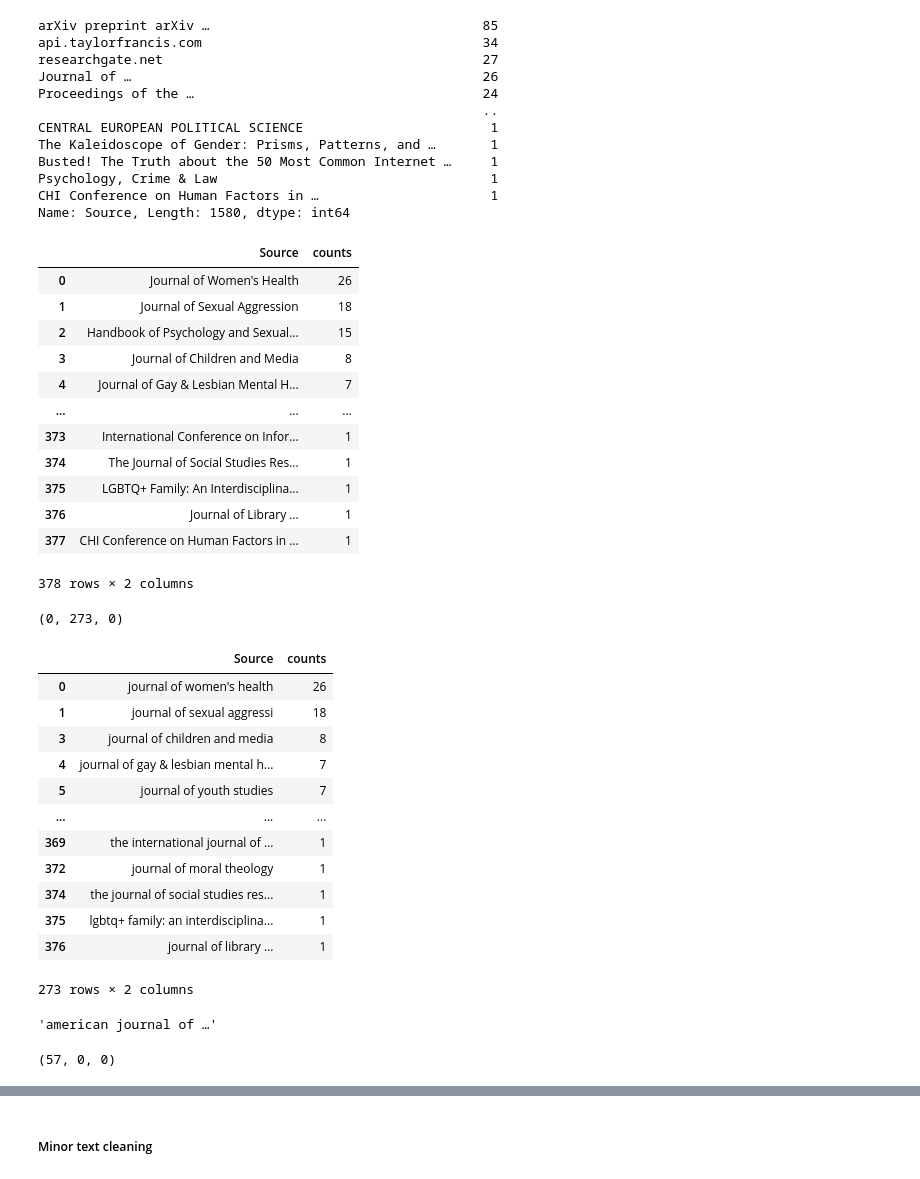
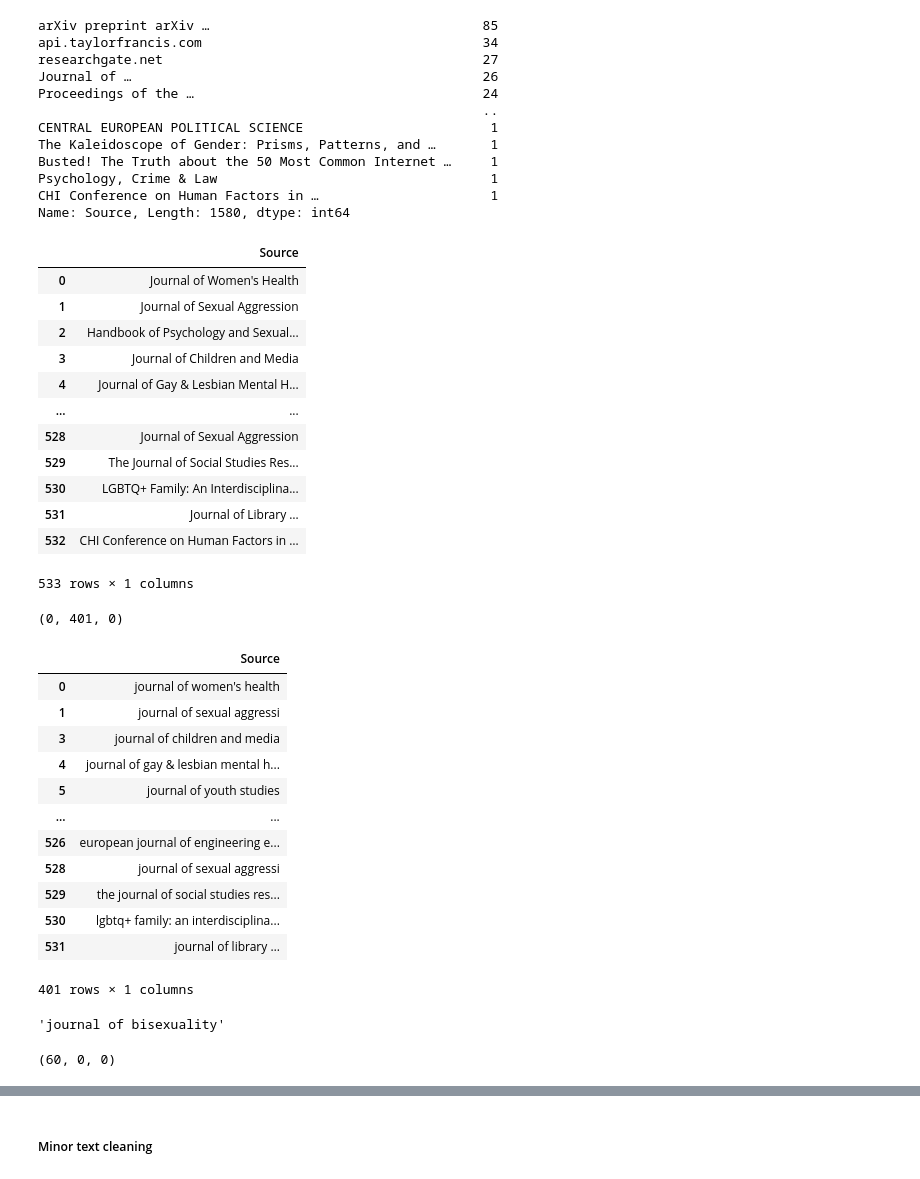
Before and after one commit to booktrackerGirl/Data-wrangling-and-analysis, a Jupyter notebook: Google Scholar Search/google_scholar_search_analysis.ipynb, the cells around one changed output, grey strips where cells are left out. Saved outputs shown, nothing was run; the diff lists cells and outputs as text; code cells hidden in the pictures.

```diff
--- a/Google Scholar Search/google_scholar_search_analysis.ipynb
+++ b/Google Scholar Search/google_scholar_search_analysis.ipynb
@@ -459,30 +459,29 @@ Name: Source, Length: 1580, dtype: int64
 # %%
 df_sou_sub = df[['Source', 'Type of Source']]
 df_sou_sub = df_sou_sub.loc[~df_sou_sub['Type of Source'].isna()] # Removing the nan values
 df_sou_sub = df_sou_sub.loc[~(df_sou_sub['Type of Source'] == 'Thesis')] # Removing the thesis type
 
-
-
 df_sou_sub = pd.DataFrame({
-    'Source': df_sou_sub['Source'].unique().tolist(),
-    'counts': df_sou_sub['Source'].value_counts()
+    'Source': df_sou_sub['Source'].tolist()
+    #'Source': df_sou_sub['Source'].unique().tolist(),
+    #'counts': df_sou_sub['Source'].value_counts()
 }).reset_index(drop=True)
 
 df_sou_sub
 # %% [output]
-|  | Source | counts |
-| 0 | Journal of Women's Health | 26 |
-| 1 | Journal of Sexual Aggression | 18 |
-| 2 | Handbook of Psychology and Sexual... | 15 |
-| 3 | Journal of Children and Media | 8 |
-| 4 | Journal of Gay & Lesbian Mental H... | 7 |
-| ... | ... | ... |
-| 373 | International Conference on Infor... | 1 |
-| 374 | The Journal of Social Studies Res... | 1 |
-| 375 | LGBTQ+ Family: An Interdisciplina... | 1 |
-| 376 | Journal of Library … | 1 |
-| 377 | CHI Conference on Human Factors in … | 1 |
+|  | Source |
+| 0 | Journal of Women's Health |
+| 1 | Journal of Sexual Aggression |
+| 2 | Handbook of Psychology and Sexual... |
+| 3 | Journal of Children and Media |
+| 4 | Journal of Gay & Lesbian Mental H... |
+| ... | ... |
+| 528 | Journal of Sexual Aggression |
+| 529 | The Journal of Social Studies Res... |
+| 530 | LGBTQ+ Family: An Interdisciplina... |
+| 531 | Journal of Library … |
+| 532 | CHI Conference on Human Factors in … |
-378 rows × 2 columns
+533 rows × 1 columns
 # %%
 # Clean the source of any domains = ['com', 'net', 'co']
 
@@ -498,7 +497,7 @@ df_sou_sub["Source"] = df_sou_sub["Source"].str.lower()
 # Check occurrences for journals
 df_sou_sub["Source"].str.contains('Journal').sum(), df_sou_sub["Source"].str.contains('journal').sum(), df_sou_sub["Source"].str.contains('JOURNAL').sum()
 # %% [output]
-(0, 273, 0)
+(0, 401, 0)
 # %%
 # See how those words are
 
@@ -510,30 +509,30 @@ contain_values = df_sou_sub[df_sou_sub["Source"].str.contains('journal')]
 
 contain_values
 # %% [output]
-|  | Source | counts |
-| 0 | journal of women's health | 26 |
-| 1 | journal of sexual aggressi | 18 |
-| 3 | journal of children and media | 8 |
-| 4 | journal of gay & lesbian mental h... | 7 |
-| 5 | journal of youth studies | 7 |
-| ... | ... | ... |
-| 369 | the international journal of … | 1 |
-| 372 | journal of moral theology | 1 |
-| 374 | the journal of social studies res... | 1 |
-| 375 | lgbtq+ family: an interdisciplina... | 1 |
-| 376 | journal of library … | 1 |
+|  | Source |
+| 0 | journal of women's health |
+| 1 | journal of sexual aggressi |
+| 3 | journal of children and media |
+| 4 | journal of gay & lesbian mental h... |
+| 5 | journal of youth studies |
+| ... | ... |
+| 526 | european journal of engineering e... |
+| 528 | journal of sexual aggressi |
+| 529 | the journal of social studies res... |
+| 530 | lgbtq+ family: an interdisciplina... |
+| 531 | journal of library … |
-273 rows × 2 columns
+401 rows × 1 columns
 # %%
 contain_values['Source'].loc[41]
 # Has '...' after the journal, so cannot be extracted properly
 # Many such examples are there
 # %% [output]
-'american journal of …'
+'journal of bisexuality'
 # %%
 # Check occurrences for conferences
 df_sou_sub["Source"].str.contains('conference').sum(), df_sou_sub["Source"].str.contains('Conference').sum(), df_sou_sub["Source"].str.contains('Conferences').sum()
 # %% [output]
-(57, 0, 0)
+(60, 0, 0)
 # %%
 # 'conference'
 contain_values = df_sou_sub[df_sou_sub["Source"].str.contains('conference')]
```
Also changed, not shown: parts of 7 cells of this notebook.
